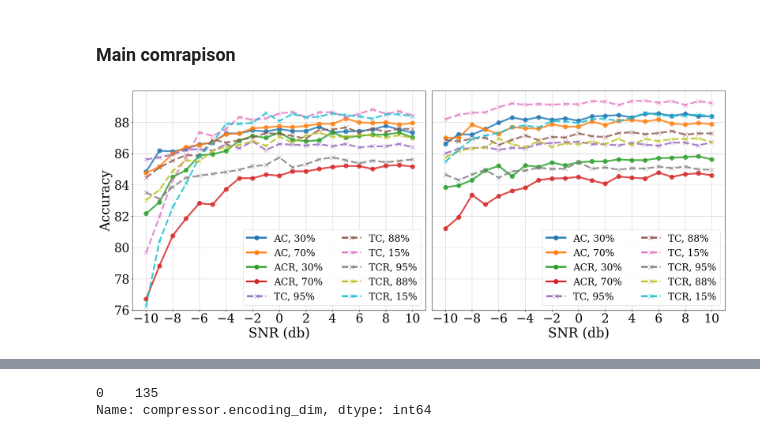
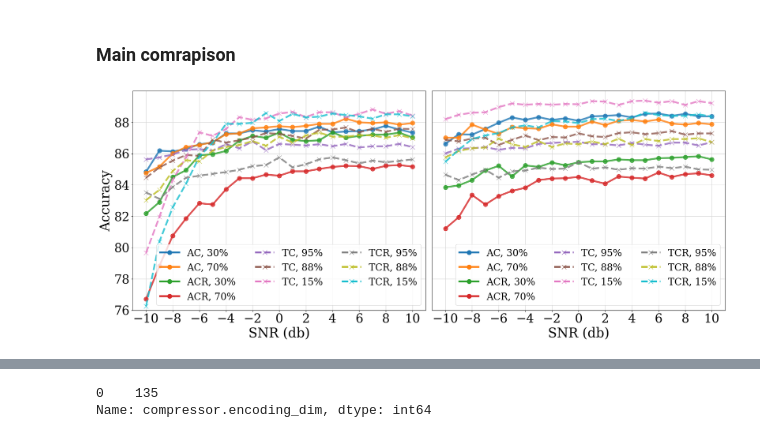
Before and after one commit to alessiodevoto/peekvit, a Jupyter notebook: result_processing_august3.ipynb, the cells around one changed output, grey strips where cells are left out. Cells and saved outputs as stored; diff of their text form; code cells hidden in the pictures.

```diff
--- a/result_processing_august3.ipynb
+++ b/result_processing_august3.ipynb
@@ -187,8 +189,8 @@ personalised_sweep_columns = {
     'TC': ['compressor.use_trace_loss', 'compressor.r', 'compressor.encoding_dim'] + shared_sweep_columns,
     'TCR': ['compressor.use_trace_loss', 'compressor.r', 'compressor.encoding_dim'] + shared_sweep_columns,
 
-    'TAC': ['compressor.use_trace_loss', 'compressor.r'] + shared_sweep_columns,
-    'TACR': ['compressor.use_trace_loss', 'compressor.r'] + shared_sweep_columns,
+    'TAC': ['compressor.use_trace_loss', 'compressor.r', 'compressor.encoding_dim'] + shared_sweep_columns,
+    'TACR': ['compressor.use_trace_loss', 'compressor.r', 'compressor.encoding_dim'] + shared_sweep_columns,
 
     'VIT': shared_sweep_columns
 }
@@ -221,7 +223,19 @@ filter_conditions = {
             'Elements compression': [15., 88., 95.],
             'compressor.use_trace_loss': [True],
 
-        }
+        },
+
+        # 'TAC': {
+        #     'train_snr_db': [0],
+        #     'train_classifier_separetely': [False],
+
+        # },
+        # 'TACR': {
+        #     'train_snr_db': [0],
+        #     'train_classifier_separetely': [False],
+        #     'compressor.use_trace_loss': [True]
+        # },
+
         },
     1: {
 
@@ -250,7 +264,14 @@ filter_conditions = {
             'Elements compression': [ 15., 88., 95.],
             'compressor.use_trace_loss': [True],
 
-        }
+        },
+        # 'TACR': {
+        #     'train_snr_db': ['random'],
+        #     'train_classifier_separetely': [False],
+        #    # 'Elements compression': [ 15., 31., 88., 95.],
+        #     'compressor.use_trace_loss': [True],
+
+        # }
         },
 }
 
@@ -372,34 +393,34 @@ with plt.rc_context(settings):
             ]
 
             # Add legends to the first subplot
-            ax.legend(handles=legend_elements, ncol=2, loc='lower right')
+            ax.legend(handles=legend_elements, ncol=3, loc='lower right')
 
 
 
     # Set x-ticks to integer values and adjust labels for both subplots
     for idx, ax in enumerate(axs):
         ax.set_ylim(76,  90)
         ax.set_xticks(snr.astype(int)[::2])
         ax.set_xlabel('SNR (db)', fontsize=30)
         ax.grid(True,  color='lightgray', linestyle='-', linewidth=1, zorder=0)
 
         if idx == 0:
             ax.set_ylabel('Accuracy', fontsize=30)
             ax.set_yticks(np.arange(76, 90, 2))
         else:
             ax.set_yticks([])  # Remove y-ticks from the second and third subplots
             ax.grid(True, axis='y', linestyle='--')  # Force y-axis grid with custom linestyle
 
             # Add y-axis grid lines manually
             for ytick in np.arange(76,  90, 2):
                 ax.axhline(y=ytick, color='lightgray', linestyle='-', linewidth=1, zorder=0)
     # Adjust spacing between subplots
     plt.subplots_adjust(wspace=3)  # Increase space between subplots
 
 
 # Save and show plot
 output_pdf_path = f"images/performance_plot_{today}.pdf"
 plt.savefig(output_pdf_path, bbox_inches='tight')
 plt.show()
 # %% [output]
-[figure, old version]
+[figure, new version]
```
Also changed, not shown: parts of 23 cells of this notebook, 8 other files.
